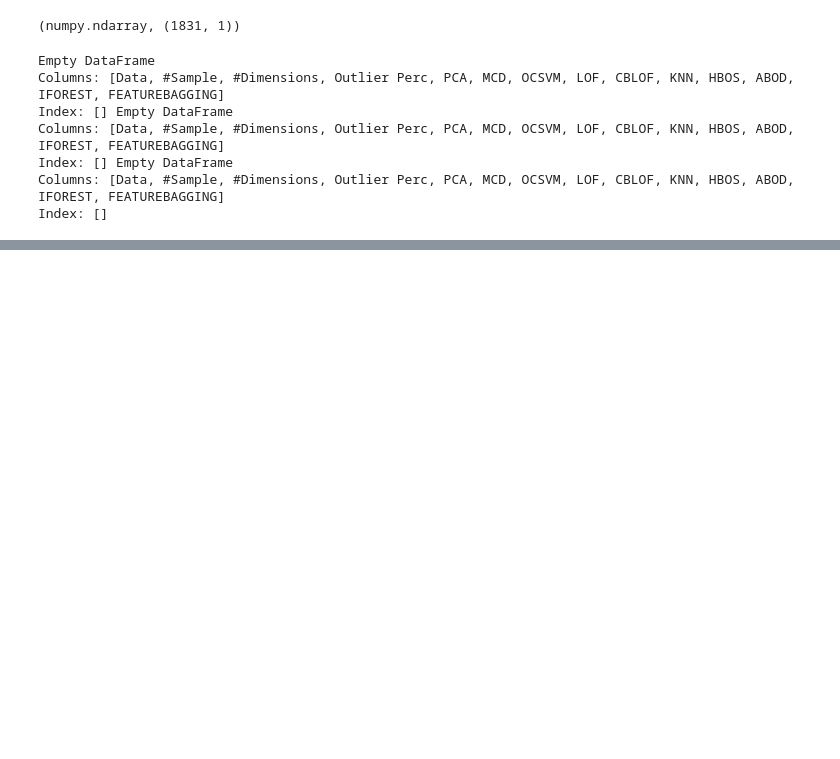
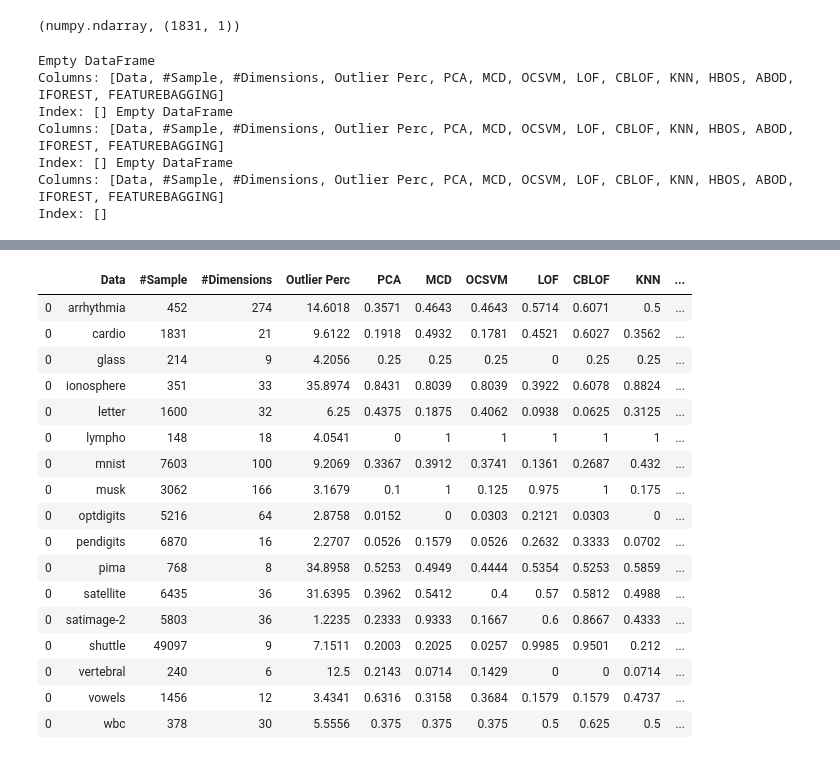
Before and after one commit to varsha04kshirsagar/LetsUpgrade-AI-ML, a Jupyter notebook: Project1_Anomaly Detection/anomaly_detection.ipynb, the cells around one changed output, grey strips where cells are left out. Saved outputs shown, nothing was run; the diff lists cells and outputs as text; code cells hidden in the pictures; blank space fills up the shorter version.

```diff
--- a/Project1_Anomaly Detection/anomaly_detection.ipynb
+++ b/Project1_Anomaly Detection/anomaly_detection.ipynb
@@ -194,0 +221,21 @@ NameError: name 'time_df' is not defined
+# %%
+prn_df
+# %% [output]
+|  | Data | #Sample | #Dimensions | Outlier Perc | PCA | MCD | OCSVM | LOF | CBLOF | KNN | ... |
+| 0 | arrhythmia | 452 | 274 | 14.6018 | 0.3571 | 0.4643 | 0.4643 | 0.5714 | 0.6071 | 0.5 | ... |
+| 0 | cardio | 1831 | 21 | 9.6122 | 0.1918 | 0.4932 | 0.1781 | 0.4521 | 0.6027 | 0.3562 | ... |
+| 0 | glass | 214 | 9 | 4.2056 | 0.25 | 0.25 | 0.25 | 0 | 0.25 | 0.25 | ... |
+| 0 | ionosphere | 351 | 33 | 35.8974 | 0.8431 | 0.8039 | 0.8039 | 0.3922 | 0.6078 | 0.8824 | ... |
+| 0 | letter | 1600 | 32 | 6.25 | 0.4375 | 0.1875 | 0.4062 | 0.0938 | 0.0625 | 0.3125 | ... |
+| 0 | lympho | 148 | 18 | 4.0541 | 0 | 1 | 1 | 1 | 1 | 1 | ... |
+| 0 | mnist | 7603 | 100 | 9.2069 | 0.3367 | 0.3912 | 0.3741 | 0.1361 | 0.2687 | 0.432 | ... |
+| 0 | musk | 3062 | 166 | 3.1679 | 0.1 | 1 | 0.125 | 0.975 | 1 | 0.175 | ... |
+| 0 | optdigits | 5216 | 64 | 2.8758 | 0.0152 | 0 | 0.0303 | 0.2121 | 0.0303 | 0 | ... |
+| 0 | pendigits | 6870 | 16 | 2.2707 | 0.0526 | 0.1579 | 0.0526 | 0.2632 | 0.3333 | 0.0702 | ... |
+| 0 | pima | 768 | 8 | 34.8958 | 0.5253 | 0.4949 | 0.4444 | 0.5354 | 0.5253 | 0.5859 | ... |
+| 0 | satellite | 6435 | 36 | 31.6395 | 0.3962 | 0.5412 | 0.4 | 0.57 | 0.5812 | 0.4988 | ... |
+| 0 | satimage-2 | 5803 | 36 | 1.2235 | 0.2333 | 0.9333 | 0.1667 | 0.6 | 0.8667 | 0.4333 | ... |
+| 0 | shuttle | 49097 | 9 | 7.1511 | 0.2003 | 0.2025 | 0.0257 | 0.9985 | 0.9501 | 0.212 | ... |
+| 0 | vertebral | 240 | 6 | 12.5 | 0.2143 | 0.0714 | 0.1429 | 0 | 0 | 0.0714 | ... |
+| 0 | vowels | 1456 | 12 | 3.4341 | 0.6316 | 0.3158 | 0.3684 | 0.1579 | 0.1579 | 0.4737 | ... |
+| 0 | wbc | 378 | 30 | 5.5556 | 0.375 | 0.375 | 0.375 | 0.5 | 0.625 | 0.5 | ... |
```
Also changed, not shown: parts of 2 cells of this notebook, 1 other file.
